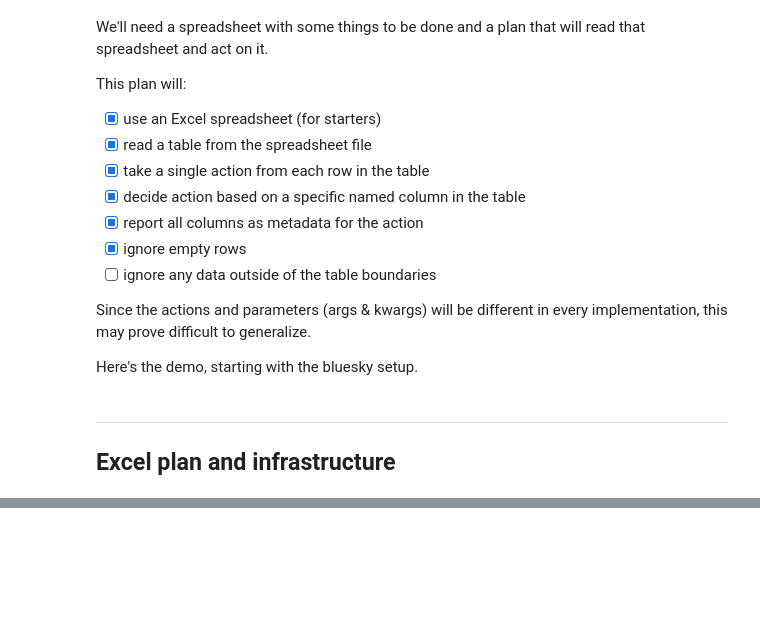
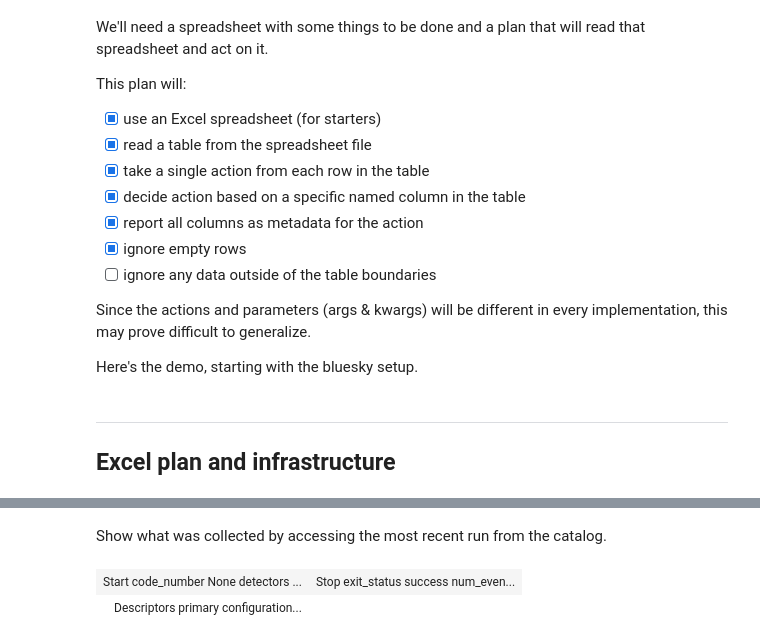
Before and after one commit to dogrecajb/apstools, a Jupyter notebook: docs/source/resources/excel_scan.ipynb, the cells around one changed output, grey strips where cells are left out. Drawn from its saved outputs; the diff is of its cells as text; code cells hidden in the pictures; blank space fills up the shorter version.

```diff
--- a/docs/source/resources/excel_scan.ipynb
+++ b/docs/source/resources/excel_scan.ipynb
@@ -210,0 +207,8 @@ generator scan ['9a1eca71'] (scan num: 3)
+# %% [markdown]
+Show what was collected by accessing the most recent run from the catalog.
+# %%
+run = cat[-1]
+run
+# %% [output]
+| Start code_number None detectors ... | Stop exit_status success num_even... |
+| Descriptors primary configuration... |
```
Also changed, not shown: parts of 3 cells of this notebook, 1 other file.
